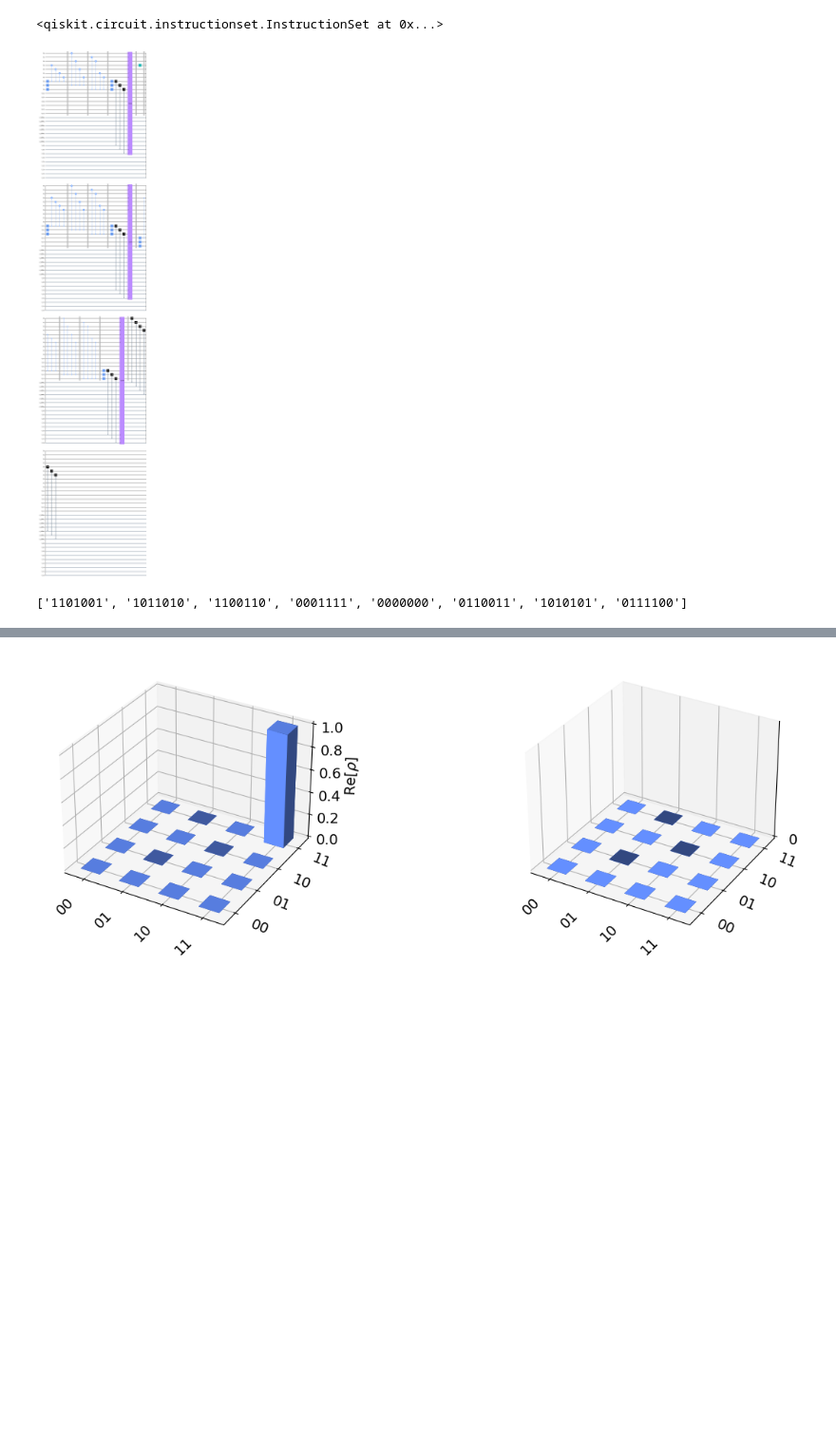
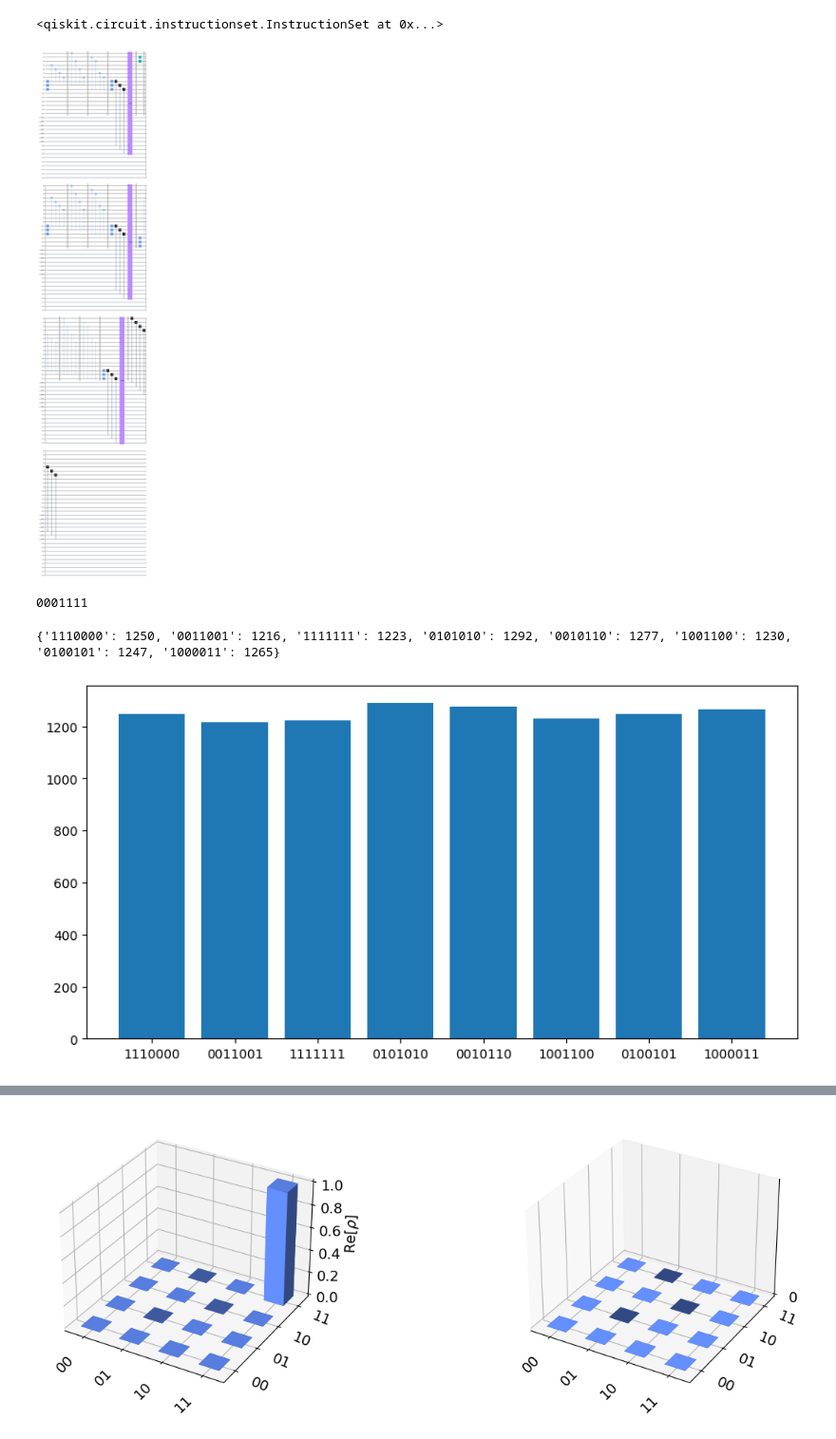
Before and after one commit to Vladlen24/ML4Q, a Jupyter notebook: stean_code.ipynb, the cells around one changed output, grey strips where cells are left out. Shown at 95% size. Saved outputs shown, nothing was run; the diff lists cells and outputs as text; code cells hidden in the pictures; blank space fills up the shorter version.

```diff
--- a/stean_code.ipynb
+++ b/stean_code.ipynb
@@ -223,17 +226,14 @@ qc = QuantumCircuit(phys_qubits, prepare_q, ancila_z, ancila_x, cl_data, cl_p, c
 # qc = QuantumCircuit(phys_qubits, prepare_q, cl_data, cl_p)
 
 # -----------------------------Initialization
-# data = Statevector.from_label('0000000')
-# anc_z_state = Statevector.from_label('000')
-# anc_x_state = Statevector.from_label('000')
 initialize_qubit(qc, cl_p, num_qubits, num_anclq)
-# statevect = execute(qc, Aer.get_backend('statevector_simulator'), shots=1000).result().get_statevector()
-# counts = statevect.sample_counts(shots=10000)
-# plot_histogram(counts)
 qc.barrier()
 
 #------------------------------ERROR
-qc.x(3)
+p = 0.3
+for i in range(num_qubits):
+    if random.random() < p:
+        qc.x(i)
 qc.barrier()
 
 #------------------------------CORRECTION
@@ -270,20 +270,14 @@ qc.barrier()
 #---------------------------------------------
 
 qc.measure(phys_qubits, cl_data)
-# vec = qc.save_statevector(qc)
 # %% [output]
 <qiskit.circuit.instructionset.InstructionSet at 0x...>
 # %%
 qc.draw('mpl')
 # %% [output]
-[figure, old version]
+[figure, new version]
 # %%
+shots_num = 1
 backend = Aer.get_backend('aer_simulator_statevector')
 circuit_transpiled = transpile(qc, backend)
-job = backend.run(circuit_transpiled, shots=10000, dynamic=True)
+job = backend.run(circuit_transpiled, shots=shots_num, dynamic=True)
-# %%
-result = job.result().get_counts(qc)
-arr = list(set([elem[::-1][:7] for elem in list(result.keys())]))
-print(arr)
-# %% [output]
-['1101001', '1011010', '1100110', '0001111', '0000000', '0110011', '1010101', '0111100']
@@ -290,3 +287,34 @@ print(arr)
+# %%
+result = job.result().get_counts(qc)
+# arr = [elem[::-1][:7] for elem in list(result.keys())]
+# arr_values = list(result.values())
+# zero = sum(val for key, val in zip(arr, arr_values) if (key in logical_0))
+# one = sum(val for key, val in zip(arr, arr_values) if (key in logical_1))
+# print(zero, ' ', one)
+# eigenvalue = zero / (zero + one)
+# print(eigenvalue)
+print(list(result.keys())[0][::-1][:7])
+# %% [output]
+0001111
+# %%
+result = job.result().get_counts(qc)
+arr = [elem[::-1][:7] for elem in list(result.keys())]
+arr_unik_keys = list(set(arr))
+arr_values = list(result.values())
+arr_unik_values = []
+for elem in arr_unik_keys:
+    suma = 0
+    suma = sum(val for key, val in zip(arr, arr_values) if key == elem)
+    arr_unik_values.append(suma)
+state_prob = dict(zip(arr_unik_keys, arr_unik_values))
+print(state_prob)
+
+plt.figure(figsize=(10,5))
+plt.bar(arr_unik_keys, arr_unik_values)
+plt.savefig("steane_logical_1.jpg")
+# %% [output]
+{'1110000': 1250, '0011001': 1216, '1111111': 1223, '0101010': 1292, '0010110': 1277, '1001100': 1230, '0100101': 1247, '1000011': 1265}
+[figure, added]
 # %%
 result = job.result().get_statevector(qc)
 reduced_state = partial_trace(result, range(7,16))
```
Also changed, not shown: parts of 5 cells of this notebook.
